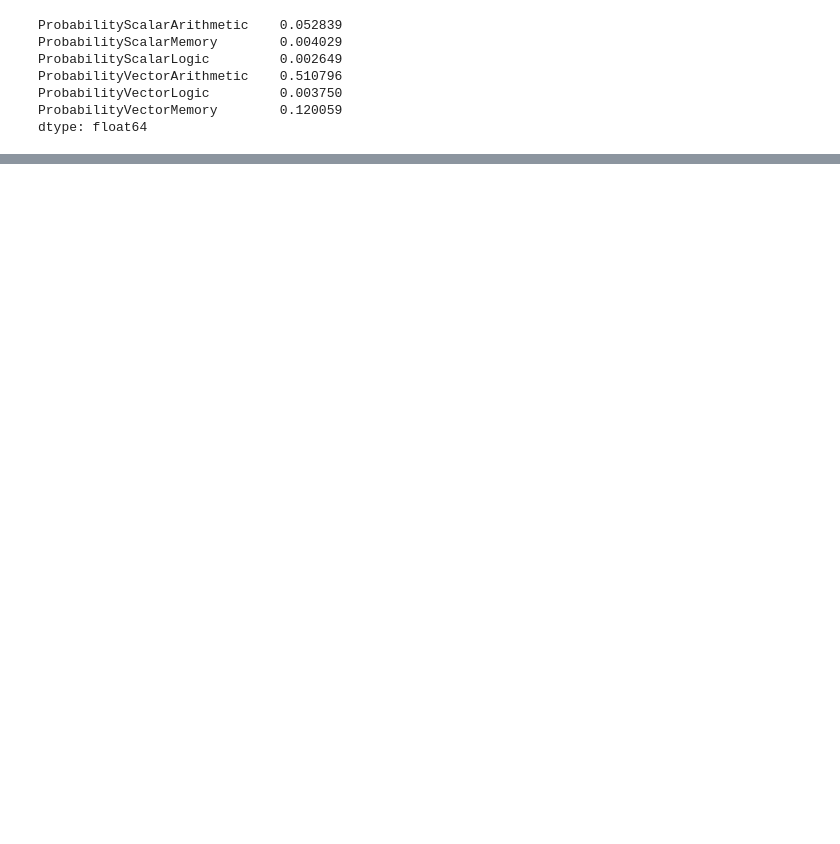
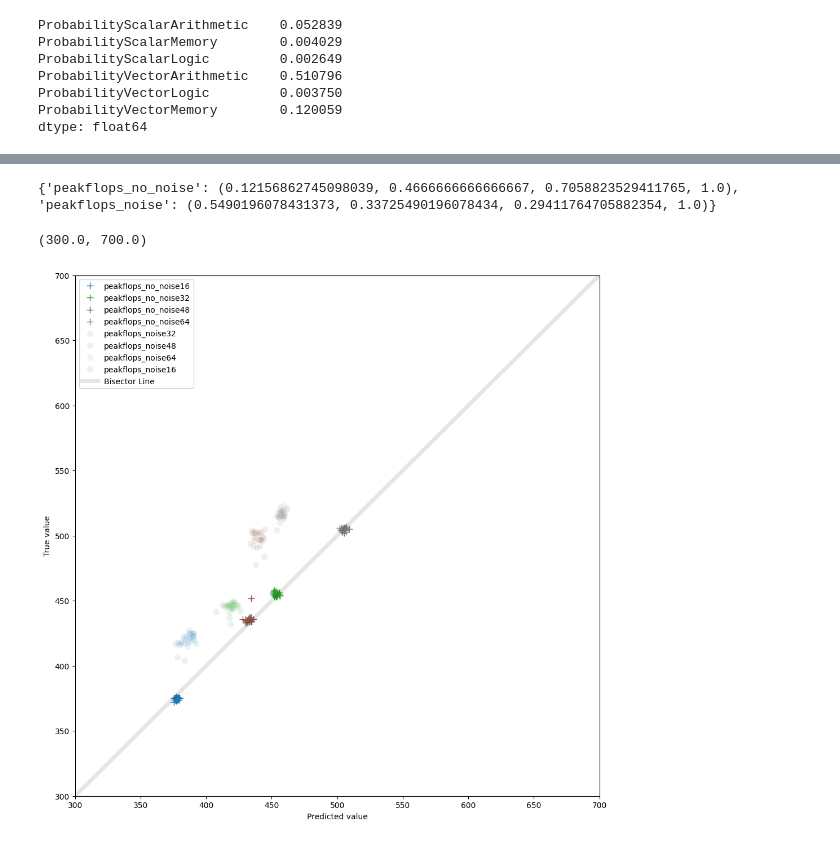
Before and after one commit to NiccoloTosato/PowerBenchmarks, a Jupyter notebook: final_plot.ipynb, the cells around one changed output, grey strips where cells are left out. Drawn from its saved outputs; the diff is of its cells as text; code cells hidden in the pictures; blank space fills up the shorter version.

```diff
--- a/final_plot.ipynb
+++ b/final_plot.ipynb
@@ -476,5 +521,5 @@ plt.ylim([300,700])
 # %%
-df= load_df_list_test()
+df= load_df_list_test_noise()
 df = pd.concat(df)
 # Example usage:
 cores_to_color = assign_colors(df["cores"])
@@ -490,7 +535,7 @@ plt.figure(figsize=(12,12))
 for df in df_list_test:
 #df = pd.concat(df_list_test)
     df["Total_power"]=df["PSUPower0"]+df["PSUPower1"]
-    df=df[ (df["SystemCpuUsage"] < 7) | (df["Total_power"] > 400)]
+    #df=df[ (df["SystemCpuUsage"] < 7) | (df["Total_power"] > 400)]
 
     #df1=df[ (df["SystemCpuUsage"] < 40) | (df["Total_power"] > 425)].copy()
     df1 = normalize_model1(df.copy())
@@ -501,31 +546,35 @@ for df in df_list_test:
             prediction.append(row@coeff_1[:-1] + intercept_1)
         df1["prediction"]=prediction
         if len(df) <1:
             continue
         test_name=df1["name"].iloc[0]
         cores=df1["cores"].iloc[0]
         if test_name=="peakflops_no_noise":
             pass
-            plt.plot(df1["prediction"],df1["Total_power"], '^',
+            plt.plot(df1["prediction"],df1["Total_power"], '+',
                      markersize=8,
                      alpha=1.0,
                      fillstyle='full',
 #                     markeredgecolor='white',
                      markeredgewidth=1,label=test_name+f"{cores}",color=cores_to_color[cores])
 
         if test_name=="peakflops_noise":
             plt.plot(df1["prediction"],df1["Total_power"], 'o',
                      markersize=8,
                      alpha=0.1,
                      fillstyle='full',
                      markeredgecolor='white',
                      markeredgewidth=1,label=test_name+f"{cores}",color=cores_to_color[cores])
 
 plt.plot([0,700],[0,700], '-k', linewidth=5, alpha=0.1, label='Bisector Line')
 handles, labels = plt.gca().get_legend_handles_labels()
 by_label = dict(zip(labels, handles))
 plt.legend(by_label.values(), by_label.keys())
 plt.ylabel("True value")
 plt.xlabel("Predicted value")
 plt.xlim([300,700])
 plt.ylim([300,700])
+# %% [output]
+{'peakflops_no_noise': (0.12156862745098039, 0.4666666666666667, 0.7058823529411765, 1.0), 'peakflops_noise': (0.5490196078431373, 0.33725490196078434, 0.29411764705882354, 1.0)}
+(300.0, 700.0)
+[figure, added]
```
Also changed, not shown: parts of 13 cells of this notebook, 7 other files.
